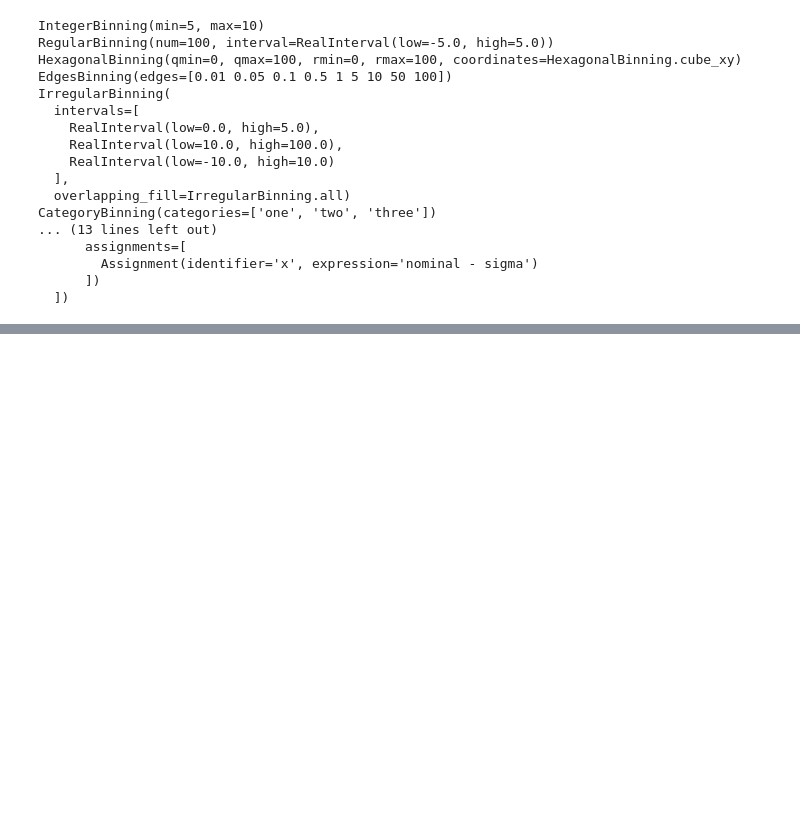
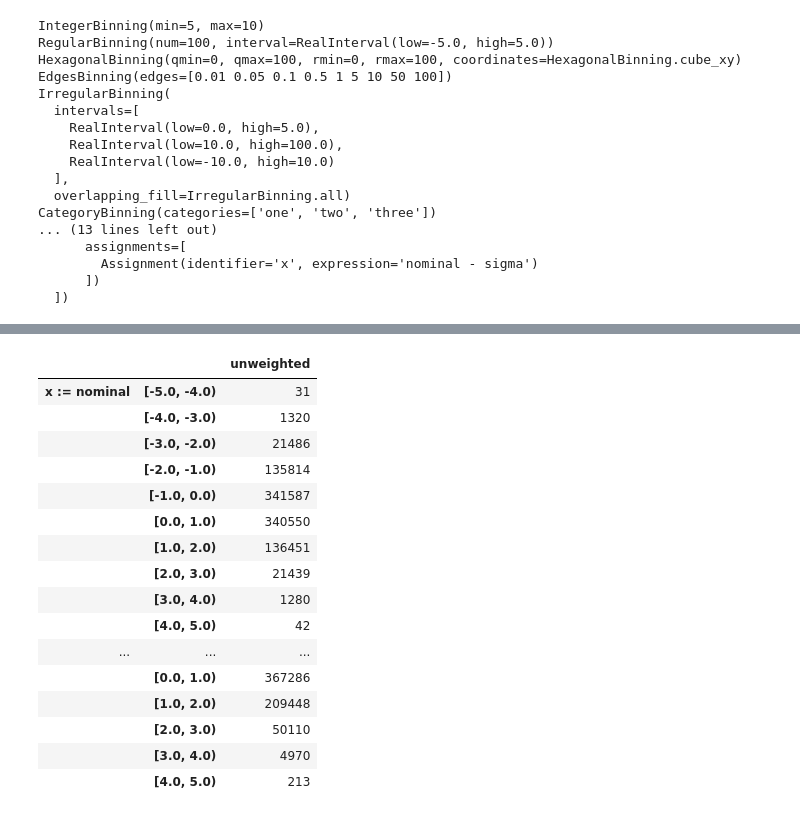
Before and after one commit to scikit-hep/aghast, a Jupyter notebook: binder/examples.ipynb, the cells around one changed output, grey strips where cells are left out. Saved outputs shown, nothing was run; the diff lists cells and outputs as text; code cells hidden in the pictures; blank space fills up the shorter version.

```diff
--- a/binder/examples.ipynb
+++ b/binder/examples.ipynb
@@ -204,0 +308,33 @@ CategoryBinning(categories=['one', 'two', 'three'])
+# %%
+xdata = numpy.random.normal(0, 1, int(1e6))
+sigma = numpy.random.uniform(-0.1, 0.8, int(1e6))
+
+h = stagg.Histogram([stagg.Axis(stagg.VariationBinning([
+                        stagg.Variation([stagg.Assignment("x", "nominal")]),
+                        stagg.Variation([stagg.Assignment("x", "nominal + sigma")])])),
+                     stagg.Axis(stagg.RegularBinning(10, stagg.RealInterval(-5, 5)))],
+                    stagg.UnweightedCounts(
+                        stagg.InterpretedInlineBuffer.fromarray(
+                            numpy.concatenate([
+                                numpy.histogram(xdata, bins=10, range=(-5, 5))[0],
+                                numpy.histogram(xdata + sigma, bins=10, range=(-5, 5))[0]]))))
+df = stagg.connect.pandas.topandas(h)
+df
+# %% [output]
+|  |  | unweighted |
+| x := nominal | [-5.0, -4.0) | 31 |
+|  | [-4.0, -3.0) | 1320 |
+|  | [-3.0, -2.0) | 21486 |
+|  | [-2.0, -1.0) | 135814 |
+|  | [-1.0, 0.0) | 341587 |
+|  | [0.0, 1.0) | 340550 |
+|  | [1.0, 2.0) | 136451 |
+|  | [2.0, 3.0) | 21439 |
+|  | [3.0, 4.0) | 1280 |
+|  | [4.0, 5.0) | 42 |
+| ... | ... | ... |
+|  | [0.0, 1.0) | 367286 |
+|  | [1.0, 2.0) | 209448 |
+|  | [2.0, 3.0) | 50110 |
+|  | [3.0, 4.0) | 4970 |
+|  | [4.0, 5.0) | 213 |
```
Also changed, not shown: parts of 10 cells of this notebook.
